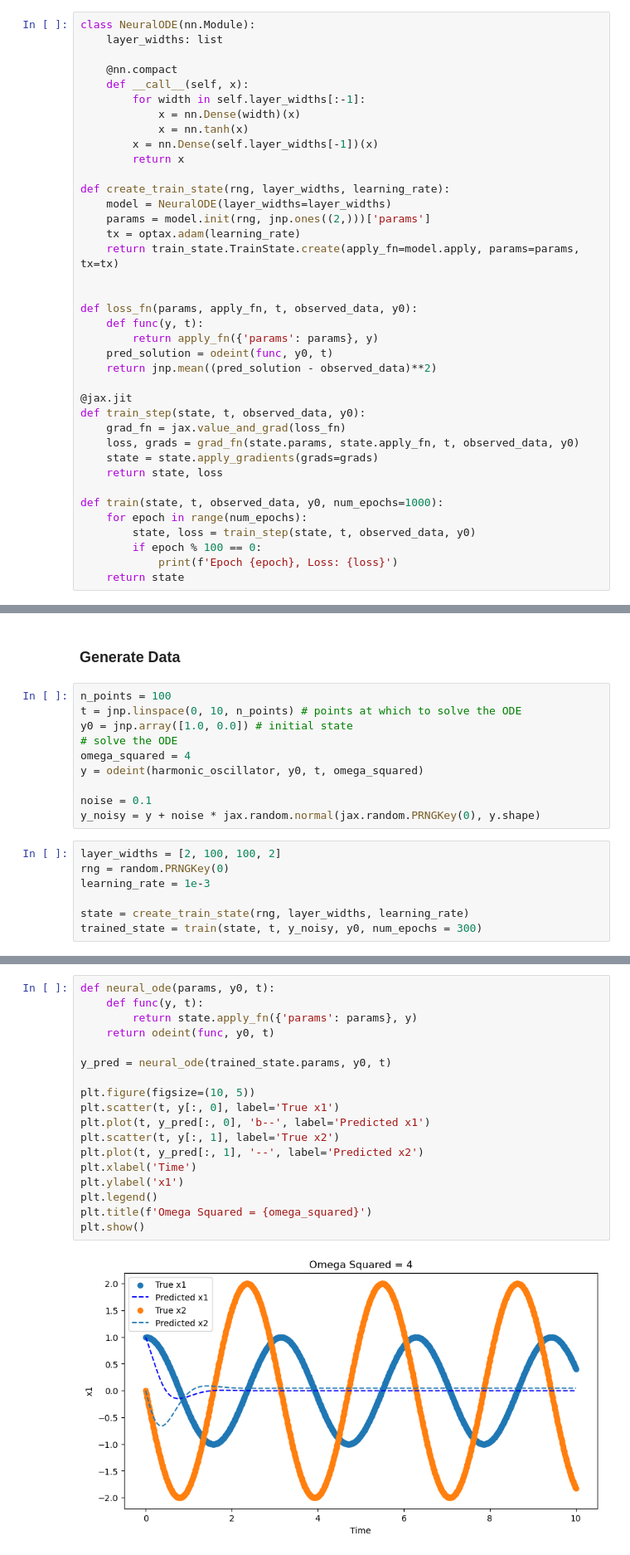
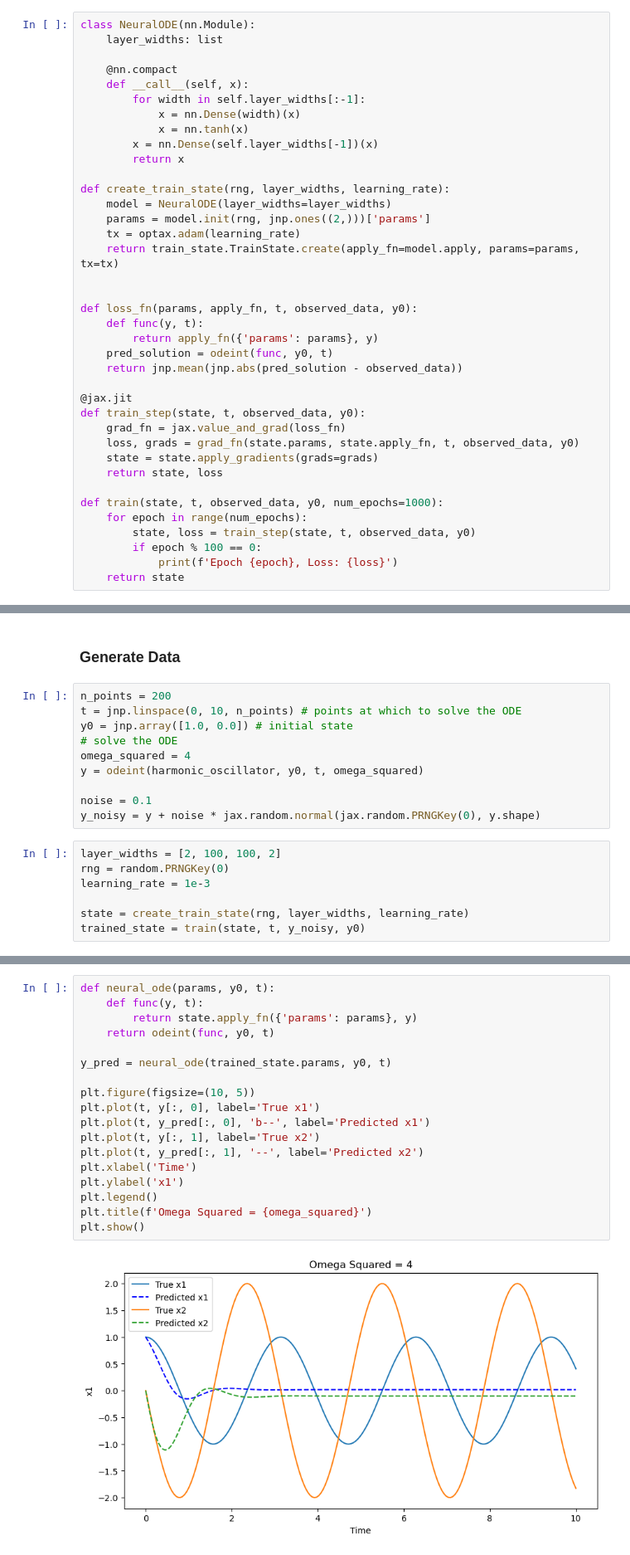
Before and after one commit to mariashapo/NODE, a Jupyter notebook: neural_nets/nn_standard.ipynb, the cells around one changed output, grey strips where cells are left out. Shown at 83% size. Cells and saved outputs as stored; diff of their text form.

```diff
--- a/neural_nets/nn_standard.ipynb
+++ b/neural_nets/nn_standard.ipynb
@@ -178,7 +178,7 @@ def loss_fn(params, apply_fn, t, observed_data, y0):
     def func(y, t):
         return apply_fn({'params': params}, y)
     pred_solution = odeint(func, y0, t)
-    return jnp.mean((pred_solution - observed_data)**2)
+    return jnp.mean(jnp.abs(pred_solution - observed_data))
 
 @jax.jit
 def train_step(state, t, observed_data, y0):
@@ -204,7 +204,7 @@ def harmonic_oscillator(state, t, omega_squared):
 # %% [markdown]
 ### Generate Data
 # %%
-n_points = 100
+n_points = 200
 t = jnp.linspace(0, 10, n_points) # points at which to solve the ODE
 y0 = jnp.array([1.0, 0.0]) # initial state
 # solve the ODE
@@ -219,5 +219,5 @@ rng = random.PRNGKey(0)
 learning_rate = 1e-3
 
 state = create_train_state(rng, layer_widths, learning_rate)
-trained_state = train(state, t, y_noisy, y0, num_epochs = 300)
+trained_state = train(state, t, y_noisy, y0)
 # %% [output]
@@ -227,20 +234,20 @@ Epoch 200, Loss: 1.1440924406051636
 # %%
 def neural_ode(params, y0, t):
     def func(y, t):
         return state.apply_fn({'params': params}, y)
     return odeint(func, y0, t)
 
 y_pred = neural_ode(trained_state.params, y0, t)
 
 plt.figure(figsize=(10, 5))
-plt.scatter(t, y[:, 0], label='True x1')
+plt.plot(t, y[:, 0], label='True x1')
 plt.plot(t, y_pred[:, 0], 'b--', label='Predicted x1')
-plt.scatter(t, y[:, 1], label='True x2')
+plt.plot(t, y[:, 1], label='True x2')
 plt.plot(t, y_pred[:, 1], '--', label='Predicted x2')
 plt.xlabel('Time')
 plt.ylabel('x1')
 plt.legend()
 plt.title(f'Omega Squared = {omega_squared}')
 plt.show()
 # %% [output]
-[figure, old version]
+[figure, new version]
```
Also changed, not shown: parts of 15 cells of this notebook, 6 other files.
